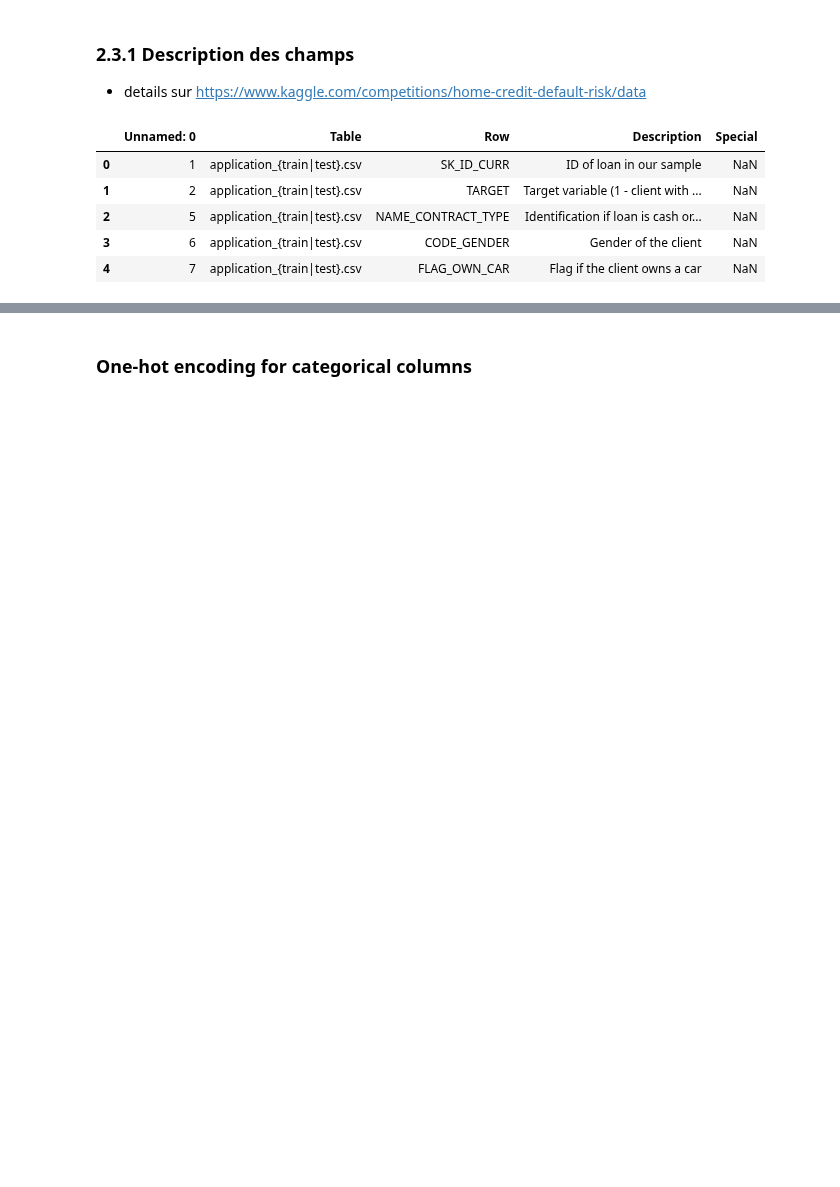
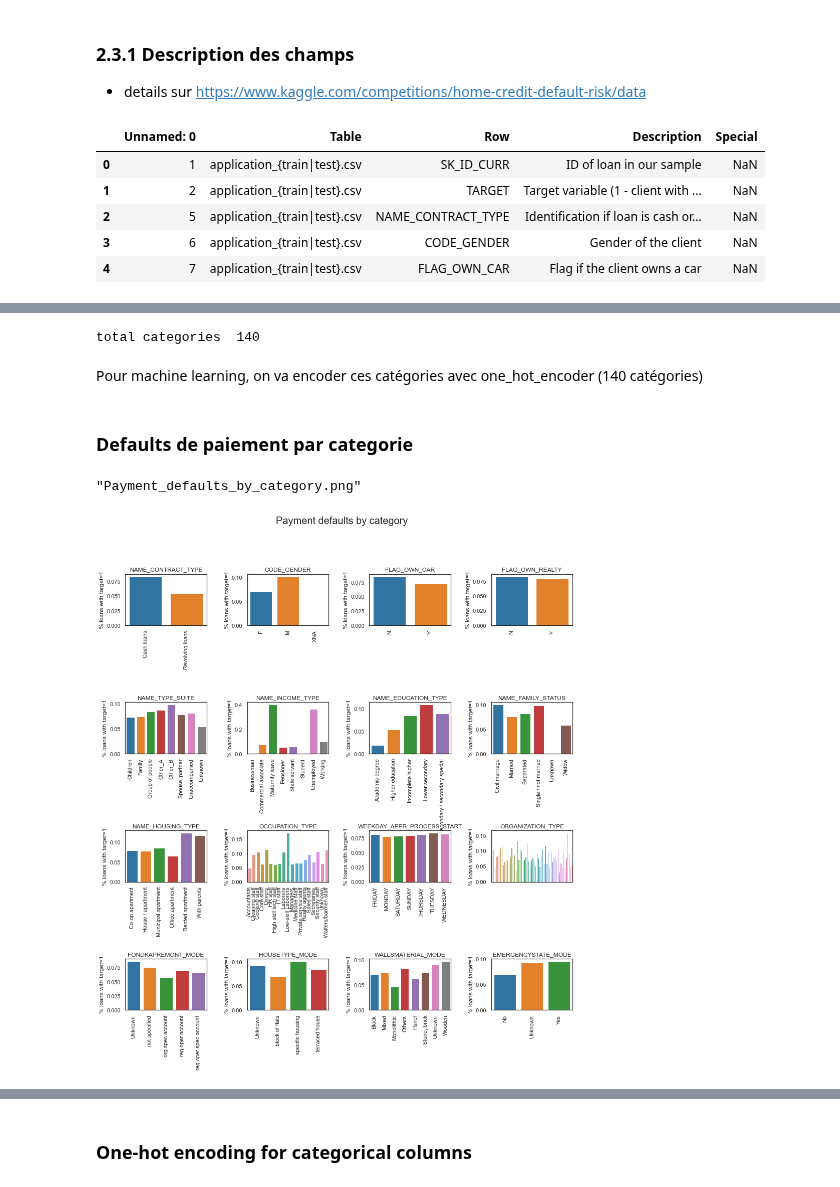
Before and after one commit to mrcreasey/oc-ds-p7-scoring-dashboard, a Jupyter notebook: code/P7_nettoyage.ipynb, the cells around one changed output, grey strips where cells are left out. Cells and saved outputs as stored; diff of their text form; code cells hidden in the pictures; blank space fills up the shorter version.

Commit message:
add EDA - missing values and categorical variables

```diff
--- a/code/P7_nettoyage.ipynb
+++ b/code/P7_nettoyage.ipynb
@@ -263,0 +354,39 @@ field_descriptions().head()
+# %%
+print('total categories ', df_categ['unique'].sum())
+# %% [output]
+total categories  140
+# %% [markdown]
+
+Pour machine learning, on va encoder ces catégories avec one_hot_encoder (140 catégories)
+# %% [markdown]
+### Defaults de paiement par categorie
+# %%
+def plot_loan_defaults_by_categ(df):
+    categorical_cols= list(df.select_dtypes(object).columns)
+    n_cols = min(4,len(categorical_cols))
+    n_rows = len(categorical_cols) // n_cols + (len(categorical_cols) % n_cols > 0)
+    fig = plt.figure(figsize=(n_cols*4, n_rows*4))
+
+    for n,feature in enumerate(categorical_cols):
+        ax = plt.subplot(n_rows, n_cols, n + 1)
+        # Calculate the percentage of target=1 per category value
+        cat_perc = df[[feature, 'TARGET']].fillna("Unknown").groupby([feature],as_index=False).mean()
+        # cat_perc.sort_values(by='TARGET', ascending=False, inplace=True)
+        cat_perc.sort_values(by=feature, inplace=True)
+        sns.barplot(ax=ax, x = feature, y='TARGET', order=cat_perc[feature], data=cat_perc)
+        plt.xlabel('')
+        plt.ylabel('% loans with target=1')
+        plt.title(feature)
+        if len(cat_perc)>20:
+            ax.xaxis.set_ticklabels([])
+        plt.xticks(rotation=90)
+
+    plt.subplots_adjust(hspace=1.5, wspace=0.5)
+
+plot_loan_defaults_by_categ(app_train)
+plt.subplots_adjust(hspace=1.5, wspace=0.5)
+plt.suptitle('Payment defaults by category', fontsize=20)
+to_png()
+# %% [output]
+"Payment_defaults_by_category.png"
+[figure, added]
```
Also changed, not shown: parts of 35 cells of this notebook, 1 other file.
